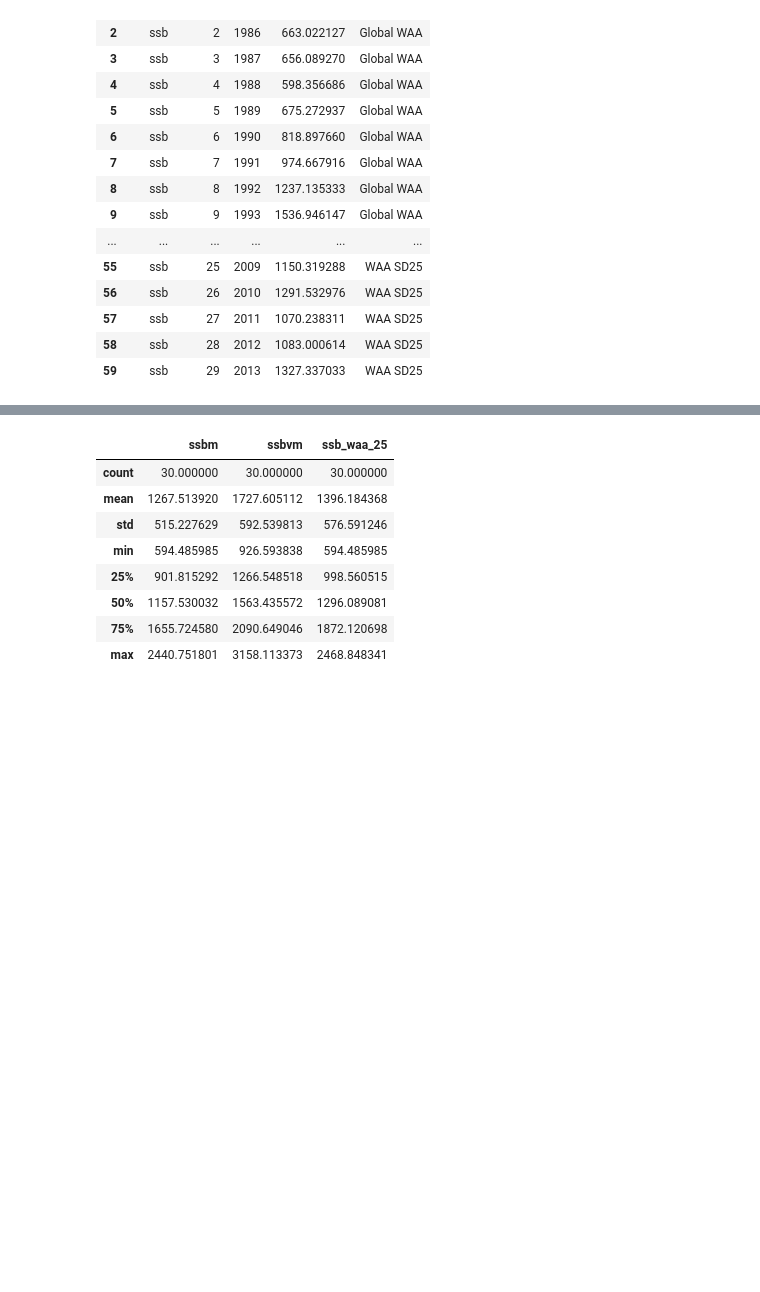
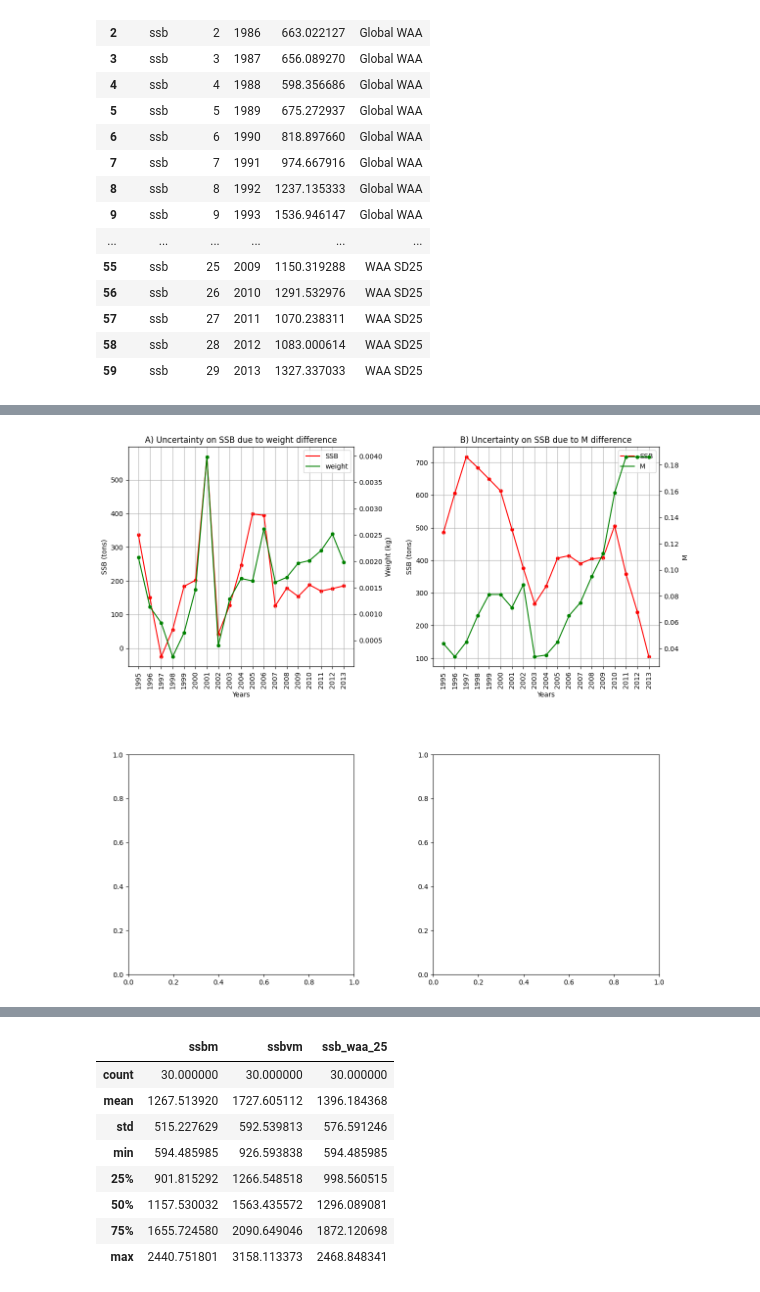
Before and after one commit to d2gex/pfs_slu, a Jupyter notebook: python/vap_fixed_terms.ipynb, the cells around one changed output, grey strips where cells are left out. Cells and saved outputs as stored; diff of their text form; code cells hidden in the pictures; blank space fills up the shorter version.

Commit message:
Add uncertainty calculation difference

```diff
--- a/python/vap_fixed_terms.ipynb
+++ b/python/vap_fixed_terms.ipynb
@@ -506,0 +563,14 @@ for i in range(2):
+# %%
+# Calculate mortality difference
+m_uncertainty = pd.DataFrame(data={'year': year_series, 'm': m.iloc[:, 1:].mean(axis=1), 'vm': vm.iloc[:, 1:].mean(axis=1)})
+m_uncertainty['m_diff'] = m_uncertainty.vm - m_uncertainty.m
+m_uncertainty = m_uncertainty.iloc[offset_1995: ]
+
+# Calculate SSB difference due to variable mortality
+m_ssb_uncertainty = pd.pivot(ssbf_vs_ssbv, index=['year'], columns='m_type', values = 'ssb').reset_index()
+m_ssb_uncertainty['s_diff'] = m_ssb_uncertainty['Variable M'] - m_ssb_uncertainty['Fixed M']
+m_ssb_uncertainty = m_ssb_uncertainty.iloc[offset_1995:]
+
+# merge both dataframes
+m_ssb_uncertainty = m_ssb_uncertainty.merge(m_uncertainty, on =['year'])
+m_ssb_uncertainty
@@ -507 +597,75 @@ for i in range(2):
+# %%
+_, ax =plt.subplots(nrows=2, ncols=2, figsize=(14,14))
+
+# Plot Weight and SSB uncertainty
+ax_00 = ax[0][0].twinx()
+sns.scatterplot(data=w_ssb_uncertainty,
+                x = "year",
+                y="s_diff",
+                color='r',
+                ax = ax[0][0])
+sns.lineplot(data=w_ssb_uncertainty,
+                x = "year",
+                y="s_diff",
+                color='r',
+                ax = ax[0][0])
+sns.scatterplot(data=w_ssb_uncertainty,
+                x = "year",
+                y="w_diff",
+                color='g',
+                ax = ax_00)
+sns.lineplot(data=w_ssb_uncertainty,
+             x = "year",
+             y="w_diff",
+             color='g',
+             ax = ax_00)
+ax_00.set_ylabel("Weight (kg)")
+ax[0][0].set(xticks=uncertainty_years)
+ax[0][0].set_xticklabels(ax[0][0].get_xticks(), rotation = 90)
+ax[0][0].set_title("A) Uncertainty on SSB due to weight difference")
+ax[0][0].set_xlabel("Years")
+ax[0][0].set_ylabel("SSB (tons)")
+handles = build_twin_lineplot_legend ([{'color': 'r', 'label': 'SSB'},
+                             {'color': 'g', 'label': 'weight'}])
+ax[0][0].legend(handles = handles)
+ax[0][0].grid()
+
+
+# Plot variable M and SSB uncertainty
+
+ax_01 = ax[0][1].twinx()
+sns.scatterplot(data=m_ssb_uncertainty,
+                x = "year",
+                y="s_diff",
+                color='r',
+                ax = ax[0][1])
+sns.lineplot(data=m_ssb_uncertainty,
+                x = "year",
+                y="s_diff",
+                color='r',
+                ax = ax[0][1])
+sns.scatterplot(data=m_ssb_uncertainty,
+                x = "year",
+                y="m_diff",
+                color='g',
+                ax = ax_01)
+sns.lineplot(data=m_ssb_uncertainty,
+             x = "year",
+             y="m_diff",
+             color='g',
+             ax = ax_01)
+ax_01.set_ylabel("M")
+ax[0][1].set(xticks=uncertainty_years)
+ax[0][1].set_xticklabels(ax[0][1].get_xticks(), rotation = 90)
+ax[0][1].set_title("B) Uncertainty on SSB due to M difference")
+ax[0][1].set_xlabel("Years")
+ax[0][1].set_ylabel("SSB (tons)")
+handles = build_twin_lineplot_legend ([{'color': 'r', 'label': 'SSB'},
+                             {'color': 'g', 'label': 'M'}])
+ax[0][1].legend(handles = handles)
+ax[0][1].grid()
+
+plt.subplots_adjust(hspace=0.4, wspace=0.35)
+# %% [output]
+[figure, added]
 # %% [markdown]
```
Also changed, not shown: parts of 14 cells of this notebook.
